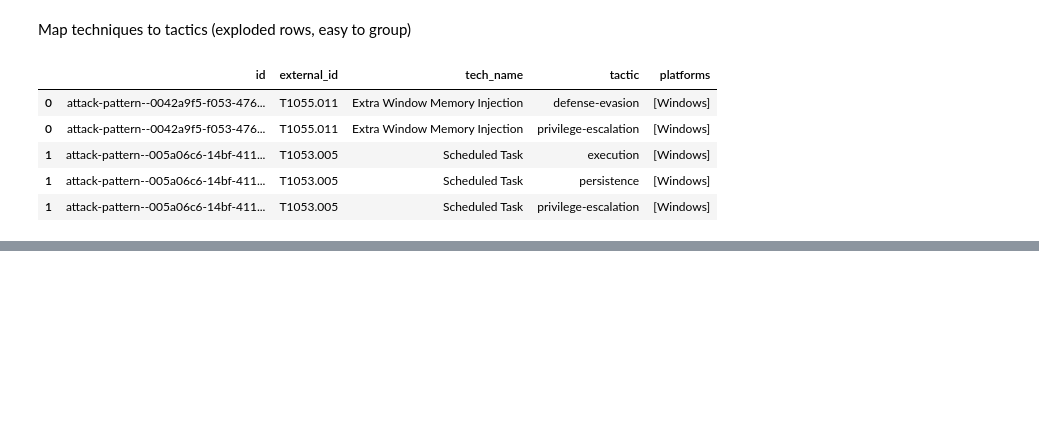
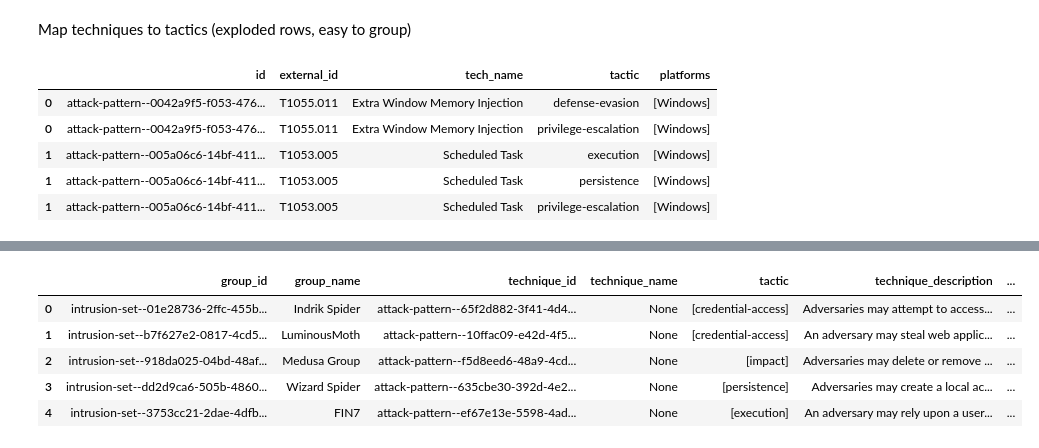
Before and after one commit to Math-UC/attack-stix-data, a Jupyter notebook: atp-project/main_dataframe.ipynb, the cells around one changed output, grey strips where cells are left out. Cells and saved outputs as stored; diff of their text form; code cells hidden in the pictures; blank space fills up the shorter version.

```diff
--- a/atp-project/main_dataframe.ipynb
+++ b/atp-project/main_dataframe.ipynb
@@ -350,0 +161,38 @@ plt.show()
+# %%
+# Filter relevant "uses" relationships
+uses_rels = [
+    r for r in rel_objs
+    if r.get("relationship_type") == "uses"
+    and r.get("source_ref", "").startswith("intrusion-set--")
+    and r.get("target_ref", "").startswith("attack-pattern--")
+]
+
+rows = []
+for r in uses_rels:
+    group_id = r["source_ref"]
+    tech_id = r["target_ref"]
+
+    # Lookup group name
+    group_name = next((g["name"] for g in group_objs if g["id"] == group_id), None)
+
+    # Lookup technique information
+    tech = next((t for t in tech_df.to_dict("records") if t["id"] == tech_id), None)
+
+    rows.append({
+        "group_id": group_id,
+        "group_name": group_name,
+        "technique_id": tech_id,
+        "technique_name": tech.get("name") if tech else None,
+        "tactic": tech.get("kill_chain_phases") if tech else None,
+        "technique_description": tech.get("description") if tech else None,
+        "relationship_description": r.get("description"),
+    })
+
+group_techniques_df = pd.DataFrame(rows)
+# %% [output]
+|  | group_id | group_name | technique_id | technique_name | tactic | technique_description | ... |
+| 0 | intrusion-set--01e28736-2ffc-455b... | Indrik Spider | attack-pattern--65f2d882-3f41-4d4... | None | [credential-access] | Adversaries may attempt to access... | ... |
+| 1 | intrusion-set--b7f627e2-0817-4cd5... | LuminousMoth | attack-pattern--10ffac09-e42d-4f5... | None | [credential-access] | An adversary may steal web applic... | ... |
+| 2 | intrusion-set--918da025-04bd-48af... | Medusa Group | attack-pattern--f5d8eed6-48a9-4cd... | None | [impact] | Adversaries may delete or remove ... | ... |
+| 3 | intrusion-set--dd2d9ca6-505b-4860... | Wizard Spider | attack-pattern--635cbe30-392d-4e2... | None | [persistence] | Adversaries may create a local ac... | ... |
+| 4 | intrusion-set--3753cc21-2dae-4dfb... | FIN7 | attack-pattern--ef67e13e-5598-4ad... | None | [execution] | An adversary may rely upon a user... | ... |
```
Also changed, not shown: parts of 13 cells of this notebook.
